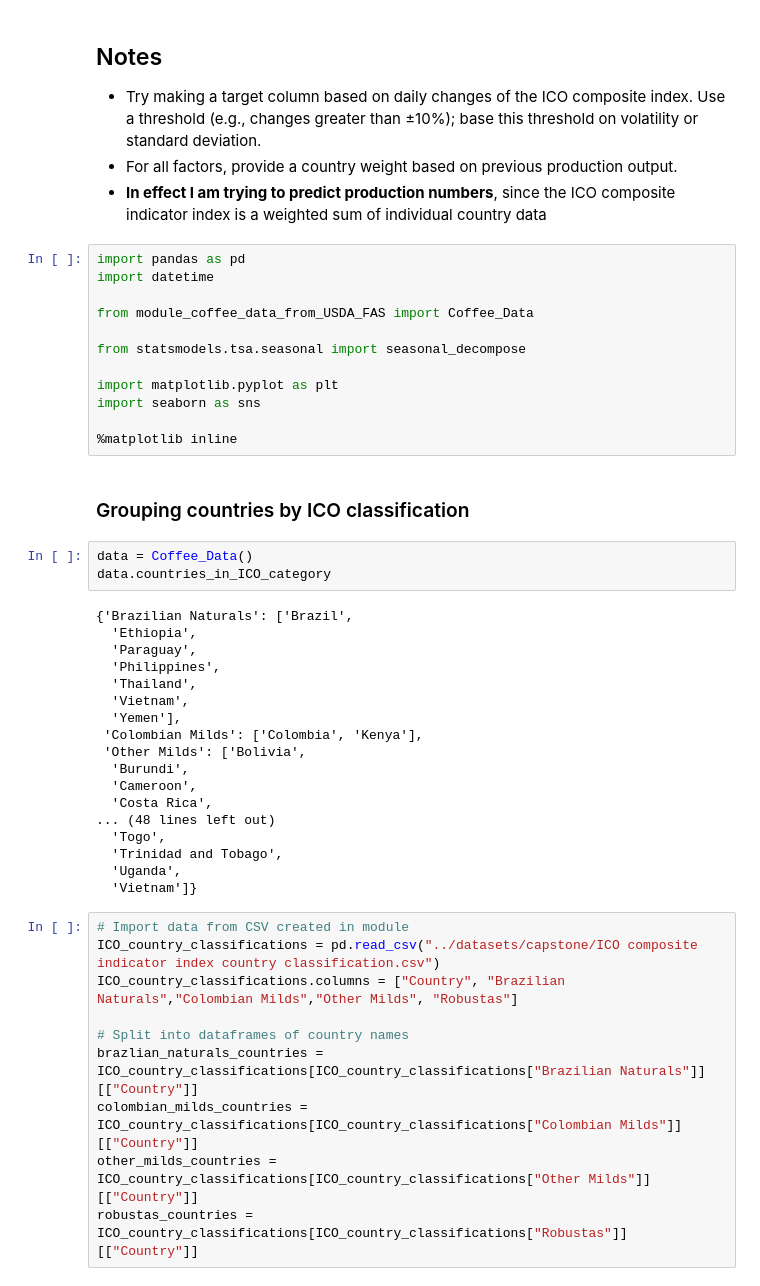
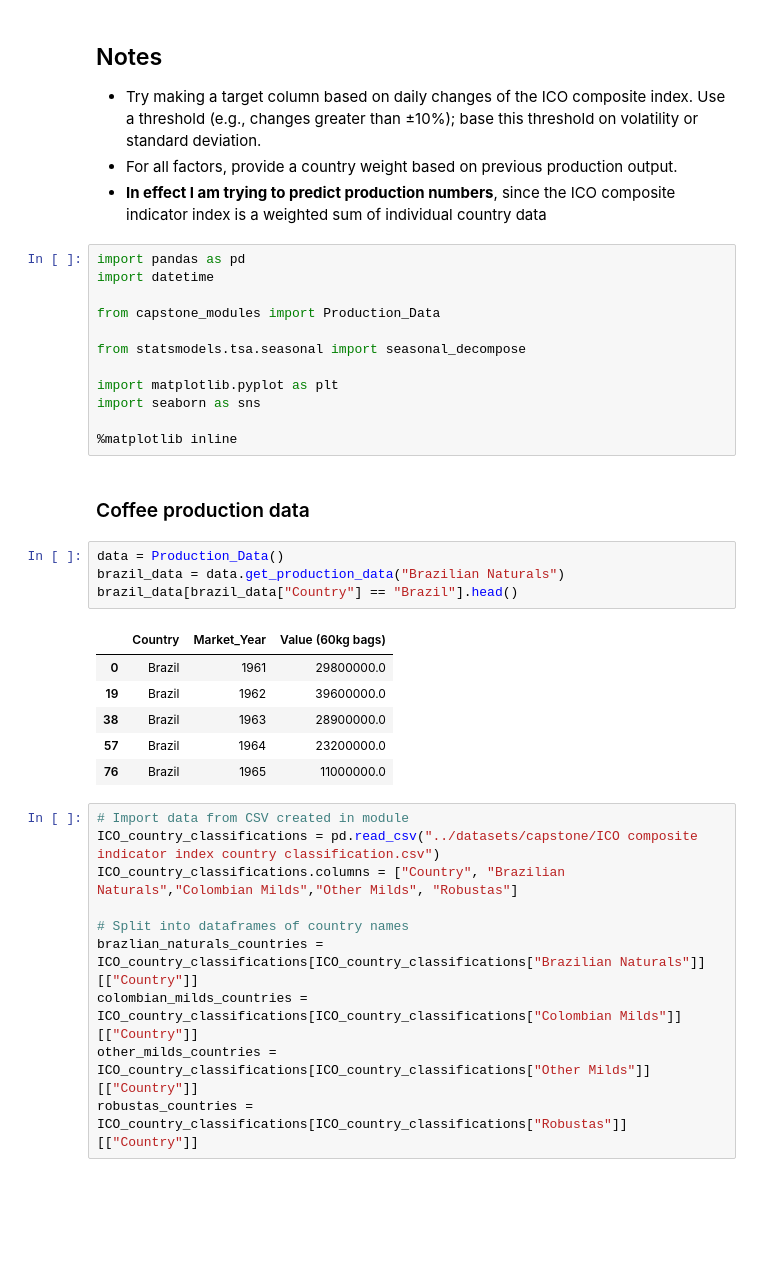
Before and after one commit to mohsseha/DSI-BOS-students, a Jupyter notebook: ntmitchell/capstone project/master-notebook.ipynb, the cells around one changed output. Saved outputs shown, nothing was run; the diff lists cells and outputs as text; blank space fills up the shorter version.

```diff
--- a/ntmitchell/capstone project/master-notebook.ipynb
+++ b/ntmitchell/capstone project/master-notebook.ipynb
@@ -8,7 +8,7 @@
 import pandas as pd
 import datetime
 
-from module_coffee_data_from_USDA_FAS import Coffee_Data
+from capstone_modules import Production_Data
 
 from statsmodels.tsa.seasonal import seasonal_decompose
 
@@ -16,29 +16,19 @@ import matplotlib.pyplot as plt
 import seaborn as sns
 
 %matplotlib inline
-# %% [markdown]
-### Grouping countries by ICO classification
-# %%
-data = Coffee_Data()
-data.countries_in_ICO_category
-# %% [output]
-{'Brazilian Naturals': ['Brazil',
-  'Ethiopia',
-  'Paraguay',
-  'Philippines',
-  'Thailand',
-  'Vietnam',
-  'Yemen'],
- 'Colombian Milds': ['Colombia', 'Kenya'],
- 'Other Milds': ['Bolivia',
-  'Burundi',
-  'Cameroon',
-  'Costa Rica',
-... (48 lines left out)
-  'Togo',
-  'Trinidad and Tobago',
-  'Uganda',
-  'Vietnam']}
+# %% [markdown]
+### Coffee production data
+# %%
+data = Production_Data()
+brazil_data = data.get_production_data("Brazilian Naturals")
+brazil_data[brazil_data["Country"] == "Brazil"].head()
+# %% [output]
+|  | Country | Market_Year | Value (60kg bags) |
+| 0 | Brazil | 1961 | 29800000.0 |
+| 19 | Brazil | 1962 | 39600000.0 |
+| 38 | Brazil | 1963 | 28900000.0 |
+| 57 | Brazil | 1964 | 23200000.0 |
+| 76 | Brazil | 1965 | 11000000.0 |
 # %%
 # Import data from CSV created in module
 ICO_country_classifications = pd.read_csv("../datasets/capstone/ICO composite indicator index country classification.csv")
```
Also changed, not shown: parts of 3 cells of this notebook, 11 other files.
